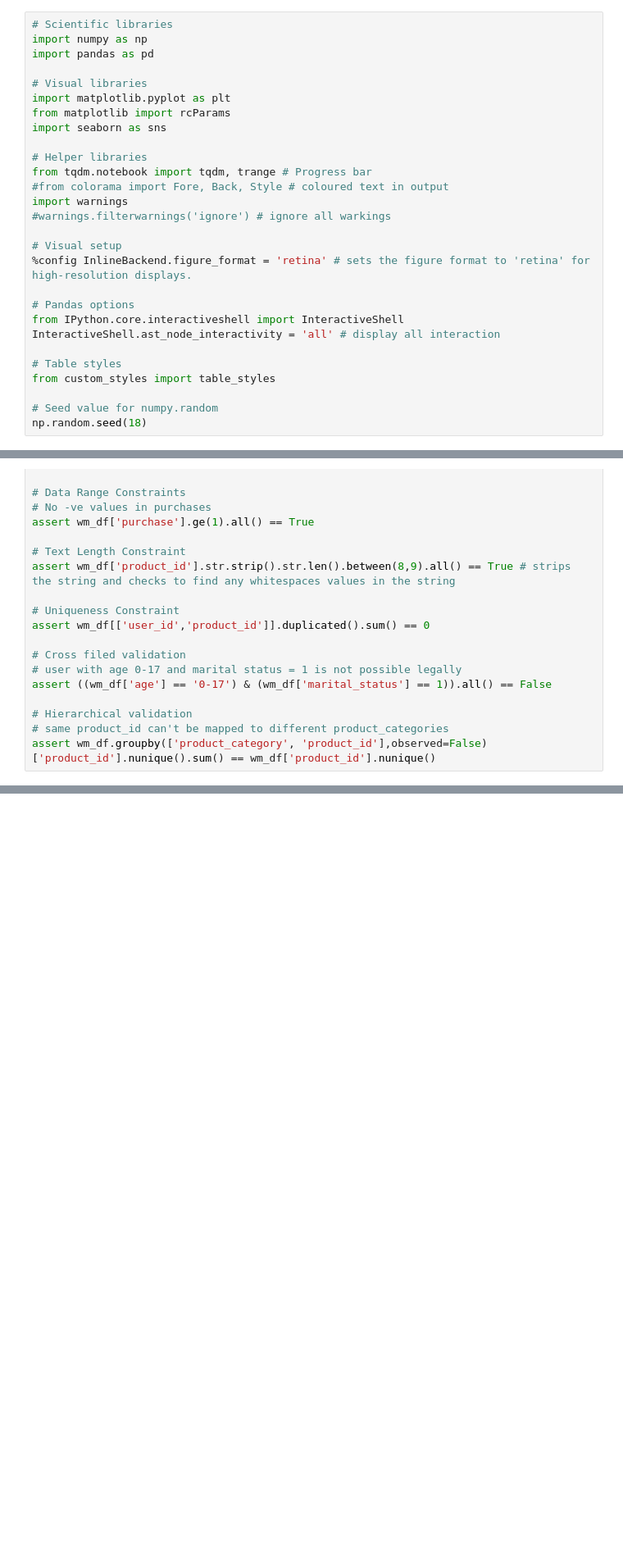
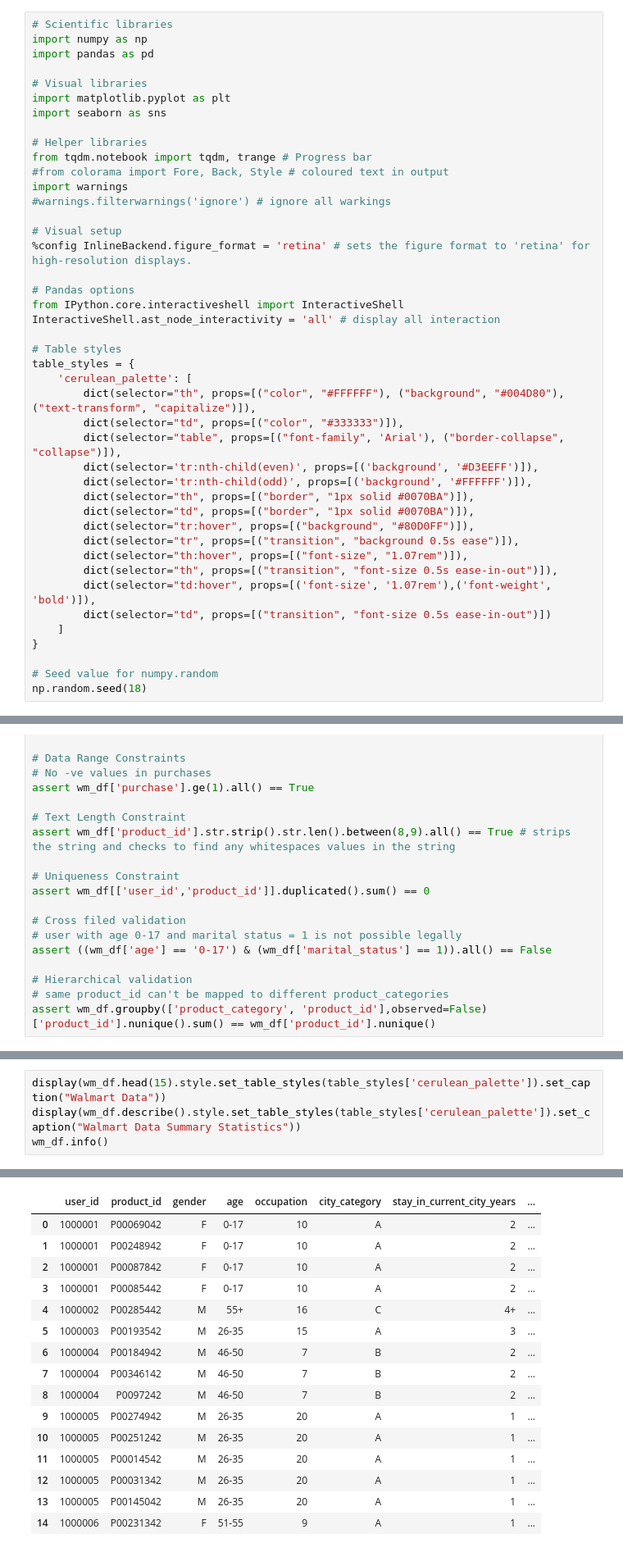
Before and after one commit to jyothisable/Walmart-EDA, a Jupyter notebook: walmart.ipynb, the cells around one changed output, grey strips where cells are left out. Shown at 82% size. Cells and saved outputs as stored; diff of their text form; blank space fills up the shorter version.

Commit message:
table visualization with color

```diff
--- a/walmart.ipynb
+++ b/walmart.ipynb
@@ -69,7 +72,6 @@ import pandas as pd
 
 # Visual libraries
 import matplotlib.pyplot as plt
-from matplotlib import rcParams
 import seaborn as sns
 
 # Helper libraries
@@ -86,7 +88,23 @@ from IPython.core.interactiveshell import InteractiveShell
 InteractiveShell.ast_node_interactivity = 'all' # display all interaction
 
 # Table styles
-from custom_styles import table_styles
+table_styles = {
+    'cerulean_palette': [
+        dict(selector="th", props=[("color", "#FFFFFF"), ("background", "#004D80"), ("text-transform", "capitalize")]),
+        dict(selector="td", props=[("color", "#333333")]),
+        dict(selector="table", props=[("font-family", 'Arial'), ("border-collapse", "collapse")]),
+        dict(selector='tr:nth-child(even)', props=[('background', '#D3EEFF')]),
+        dict(selector='tr:nth-child(odd)', props=[('background', '#FFFFFF')]),
+        dict(selector="th", props=[("border", "1px solid #0070BA")]),
+        dict(selector="td", props=[("border", "1px solid #0070BA")]),
+        dict(selector="tr:hover", props=[("background", "#80D0FF")]),
+        dict(selector="tr", props=[("transition", "background 0.5s ease")]),
+        dict(selector="th:hover", props=[("font-size", "1.07rem")]),
+        dict(selector="th", props=[("transition", "font-size 0.5s ease-in-out")]),
+        dict(selector="td:hover", props=[('font-size', '1.07rem'),('font-weight', 'bold')]),
+        dict(selector="td", props=[("transition", "font-size 0.5s ease-in-out")])
+    ]
+}
 
 # Seed value for numpy.random
 np.random.seed(18)
@@ -386,0 +407,5 @@ assert wm_df.groupby(['product_category', 'product_id'],observed=False)['product
+# %%
+display(wm_df.head(15).style.set_table_styles(table_styles['cerulean_palette']).set_caption("Walmart Data"))
+display(wm_df.describe().style.set_table_styles(table_styles['cerulean_palette']).set_caption("Walmart Data Summary Statistics"))
+wm_df.info()
+# %% [output]
@@ -386,0 +413,16 @@ assert wm_df.groupby(['product_category', 'product_id'],observed=False)['product
+|  | user_id | product_id | gender | age | occupation | city_category | stay_in_current_city_years | ... |
+| 0 | 1000001 | P00069042 | F | 0-17 | 10 | A | 2 | ... |
+| 1 | 1000001 | P00248942 | F | 0-17 | 10 | A | 2 | ... |
+| 2 | 1000001 | P00087842 | F | 0-17 | 10 | A | 2 | ... |
+| 3 | 1000001 | P00085442 | F | 0-17 | 10 | A | 2 | ... |
+| 4 | 1000002 | P00285442 | M | 55+ | 16 | C | 4+ | ... |
+| 5 | 1000003 | P00193542 | M | 26-35 | 15 | A | 3 | ... |
+| 6 | 1000004 | P00184942 | M | 46-50 | 7 | B | 2 | ... |
+| 7 | 1000004 | P00346142 | M | 46-50 | 7 | B | 2 | ... |
+| 8 | 1000004 | P0097242 | M | 46-50 | 7 | B | 2 | ... |
+| 9 | 1000005 | P00274942 | M | 26-35 | 20 | A | 1 | ... |
+| 10 | 1000005 | P00251242 | M | 26-35 | 20 | A | 1 | ... |
+| 11 | 1000005 | P00014542 | M | 26-35 | 20 | A | 1 | ... |
+| 12 | 1000005 | P00031342 | M | 26-35 | 20 | A | 1 | ... |
+| 13 | 1000005 | P00145042 | M | 26-35 | 20 | A | 1 | ... |
+| 14 | 1000006 | P00231342 | F | 51-55 | 9 | A | 1 | ... |
```
Also changed, not shown: parts of 6 cells of this notebook.
